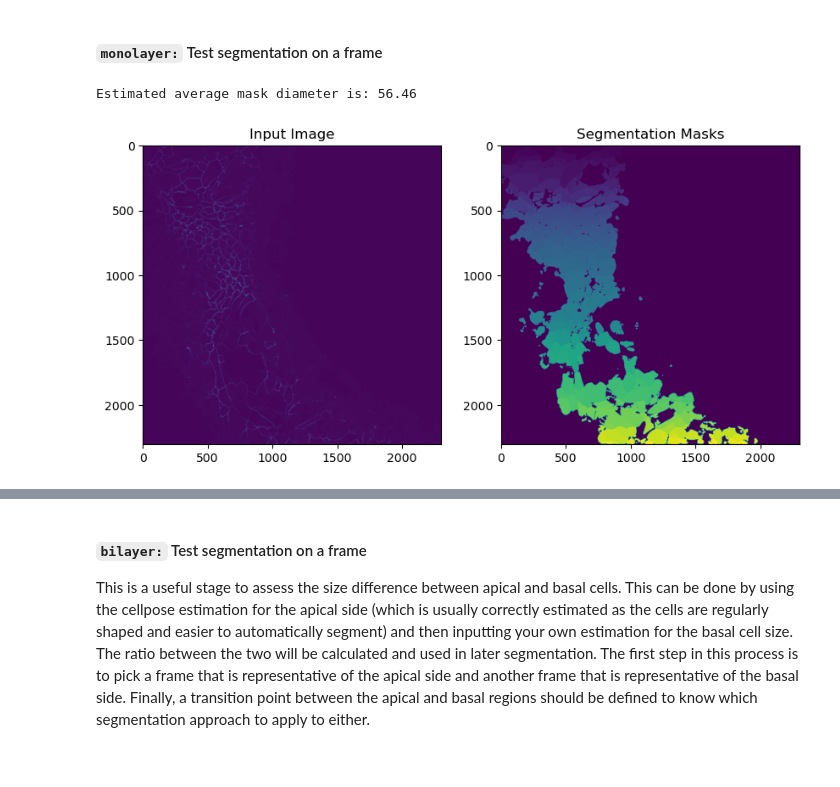
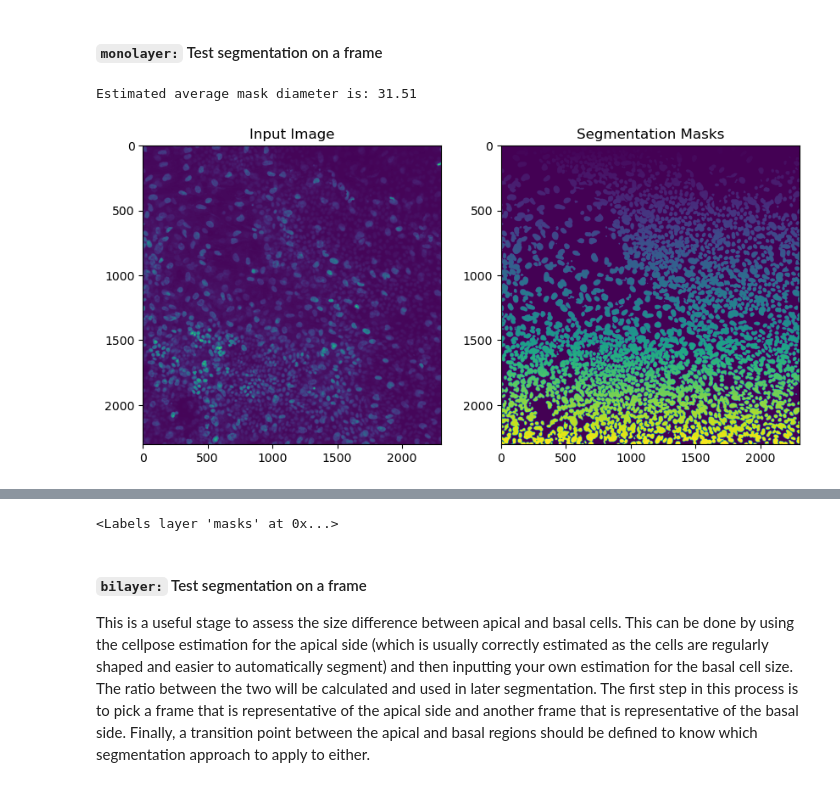
Before and after one commit to nthndy/homuncu_loc, a Jupyter notebook: segmentation_and_tracking/segment_localise_unionise.ipynb, the cells around one changed output, grey strips where cells are left out. Cells and saved outputs as stored; diff of their text form; code cells hidden in the pictures.

Commit message:
testing different segmentation procedure

```diff
--- a/segmentation_and_tracking/segment_localise_unionise.ipynb
+++ b/segmentation_and_tracking/segment_localise_unionise.ipynb
@@ -34,7 +34,7 @@ Here are the experimental data sets contained within base_dir:
 # %% [markdown]
 Next we will pick one experiment to work with from the aforementioned directories
 # %%
-expt = 'run1_23-01-001_23-01-005'
+expt = 'run2_23-02-104'
 expt_dir = os.path.join(base_dir, expt) # use os to join the names of the two directories together in new python variable
 # %% [markdown]
 And now we will show the different images from this experiment
@@ -66,7 +60,7 @@ Here are the image data sets contained within expt_dir:
 # %% [markdown]
 Select one set of images to work with initially (later we will iterate over all images for bulk segmentation jobs)
 # %%
-image_dir = '2h pi/20230707_40X_23-01-001A3_Multichannel Z-Stack_20230707_1314.tif'
+image_dir = '48h pi/20230718_20X_23-02-104B2_Multichannel Z-Stack_20230718_1365.tif'
 image_fn = os.path.join(expt_dir, image_dir)
 # %% [markdown]
 #### Load images from .tif file:
@@ -100,7 +90,7 @@ Assistant skips harvesting pyclesperanto as it's not installed.
 
 Makes life easier later down the line when you want to segment one slice
 # %%
-mask_input_channel = image[...,1] # picking chX as mask input
+mask_input_channel = image[...,0] # picking chX as mask input
 # %% [markdown]
 ## 2. Segmentation
 # %% [markdown]
@@ -144,23 +134,23 @@ Tue Aug  1 12:11:56 2023
 #### `monolayer:` Test segmentation on a frame
 # %%
 %%time
-index = 189  # pick which frame/zslice to test the segmentation on
+index = 41  # pick which frame/zslice to test the segmentation on
 masks, flows, styles, diams = model.eval(
     mask_input_channel[index],  # input image to segment
     diameter=None,  # set average cell diameter (if left to None then it estimates for you)
     flow_threshold=None,  # optional parameter to increase if cells undersegmented
     channels=channels  # channel input defined above
 )
 
 print(f"Estimated average mask diameter is: {diams:.2f}") # print the estimated cell diameter
 
 # Display input image and masks
 fig, (ax1, ax2) = plt.subplots(1, 2, figsize=(10, 5))
 ax1.imshow(mask_input_channel[index])
 ax1.set_title("Input Image")
 ax2.imshow(masks)
 ax2.set_title("Segmentation Masks")
 plt.show()
 # %% [output]
-Estimated average mask diameter is: 56.46
+Estimated average mask diameter is: 31.51
-[figure, old version]
+[figure, new version]
@@ -169,3 +159,7 @@ Wall time: 9 s
+# %%
+viewer.add_labels(masks)
+# %% [output]
+<Labels layer 'masks' at 0x...>
 # %% [markdown]
 #### `bilayer:` Test segmentation on a frame
 
```
Also changed, not shown: parts of 9 cells of this notebook.
